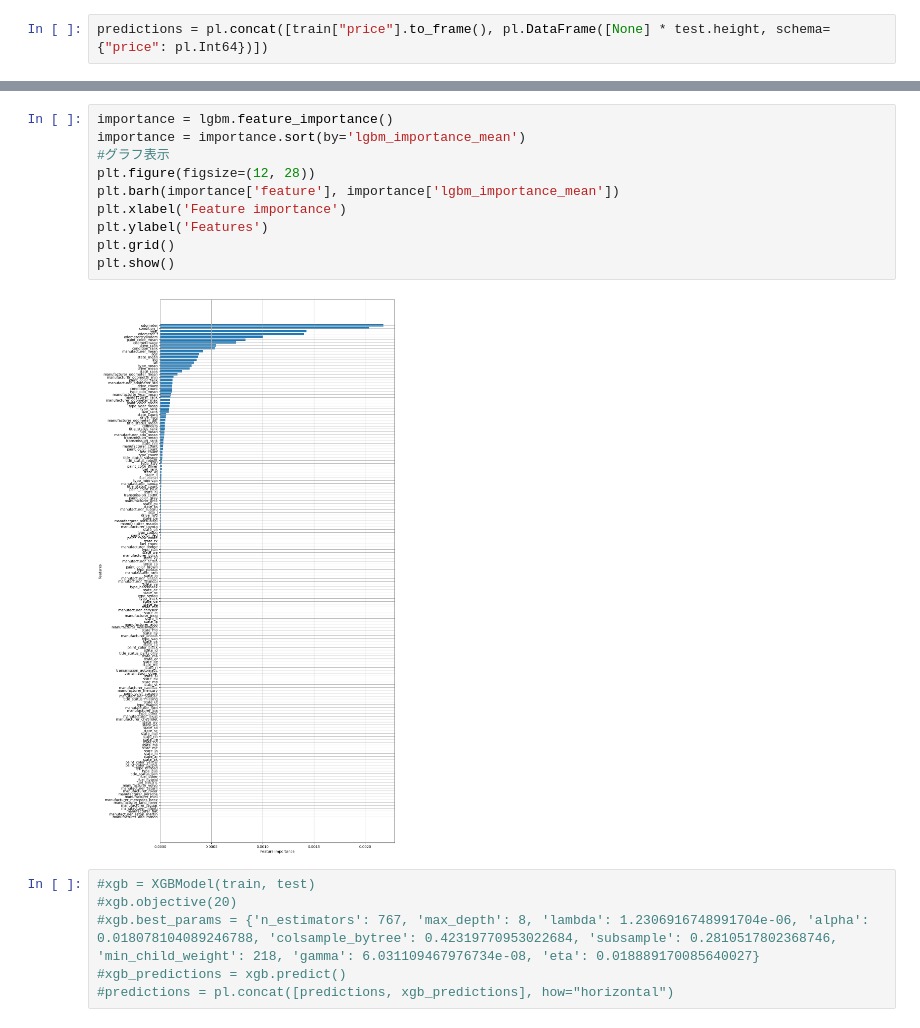
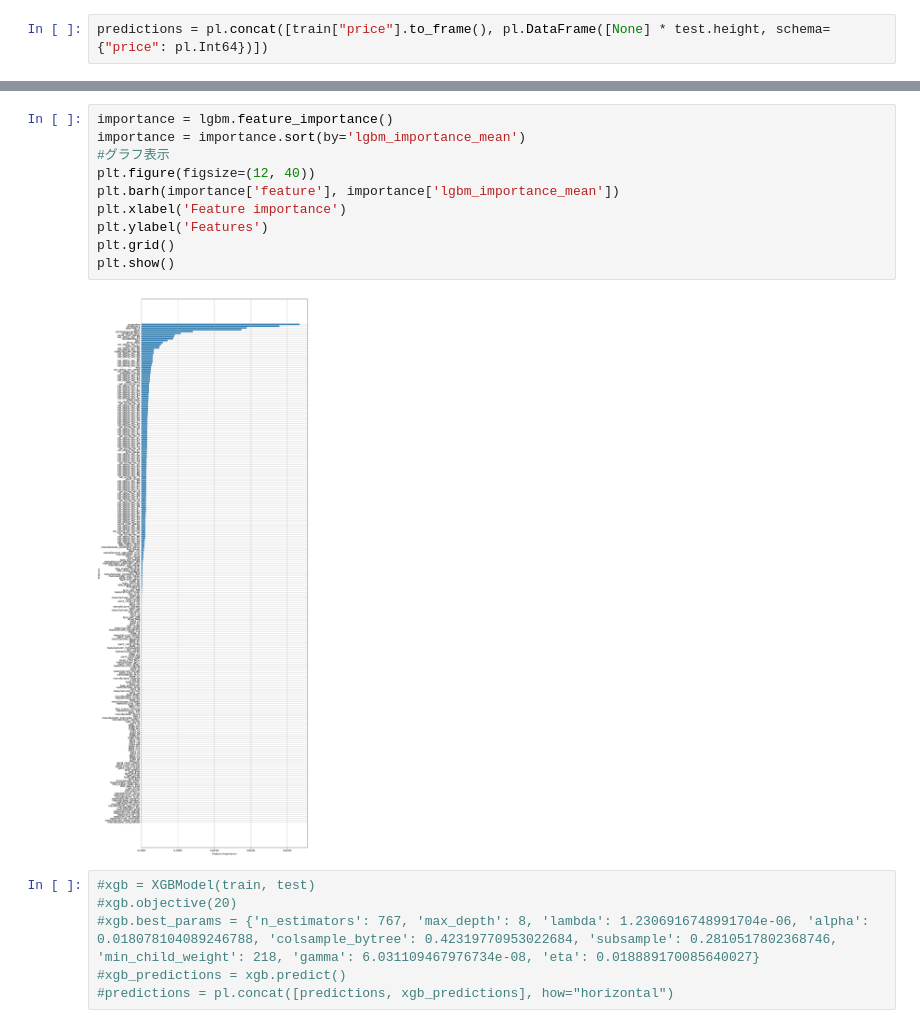
Before and after one commit to tkser/signate_scup2023, a Jupyter notebook: work/model.ipynb, the cells around one changed output, grey strips where cells are left out. Saved outputs shown, nothing was run; the diff lists cells and outputs as text.

```diff
--- a/work/model.ipynb
+++ b/work/model.ipynb
@@ -74,15 +70,15 @@ Fold_lgbm 4: 0.4444853910975215
 # %%
 importance = lgbm.feature_importance()
 importance = importance.sort(by='lgbm_importance_mean')
 #グラフ表示
-plt.figure(figsize=(12, 28))
+plt.figure(figsize=(12, 40))
 plt.barh(importance['feature'], importance['lgbm_importance_mean'])
 plt.xlabel('Feature importance')
 plt.ylabel('Features')
 plt.grid()
 plt.show()
 # %% [output]
-[figure, old version]
+[figure, new version]
 # %%
 #xgb = XGBModel(train, test)
 #xgb.objective(20)
```
Also changed, not shown: parts of 5 cells of this notebook.
